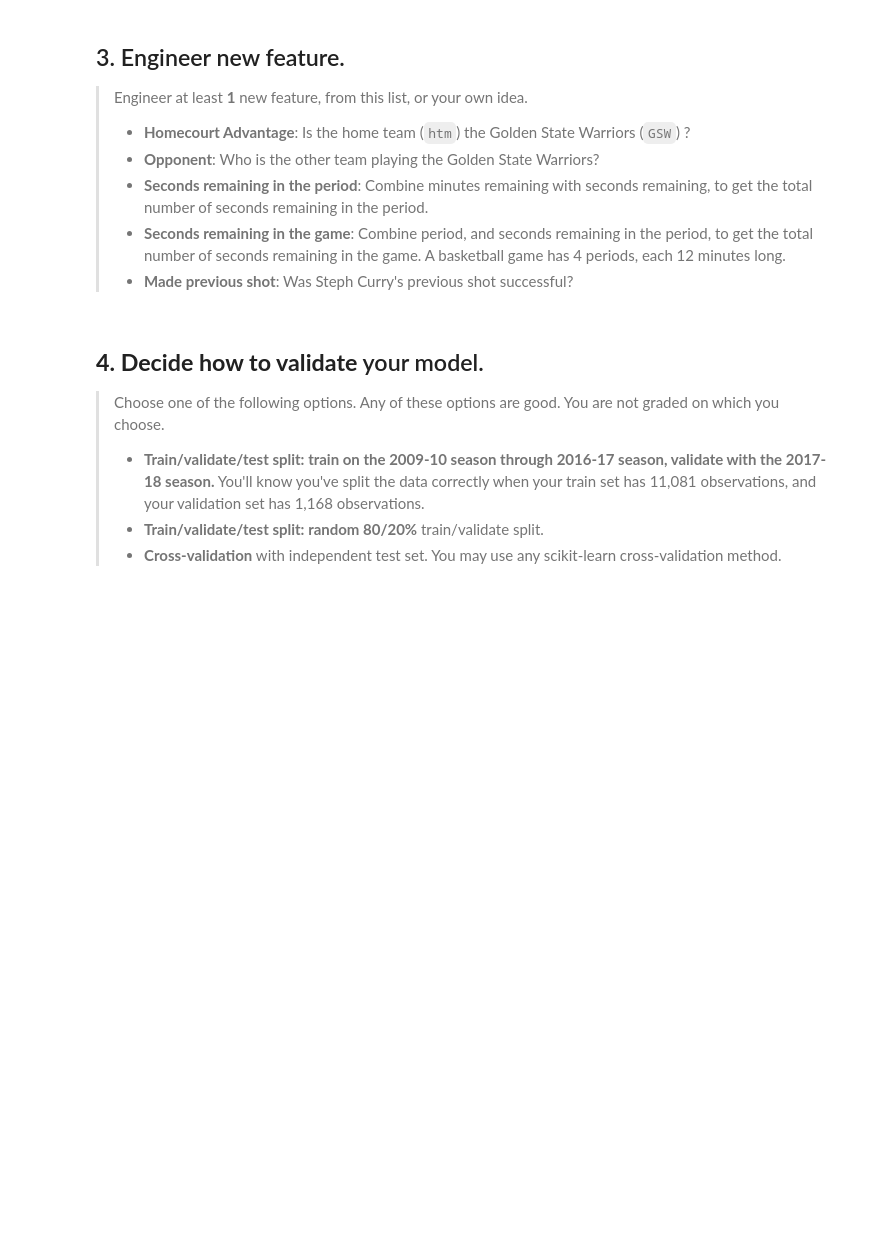
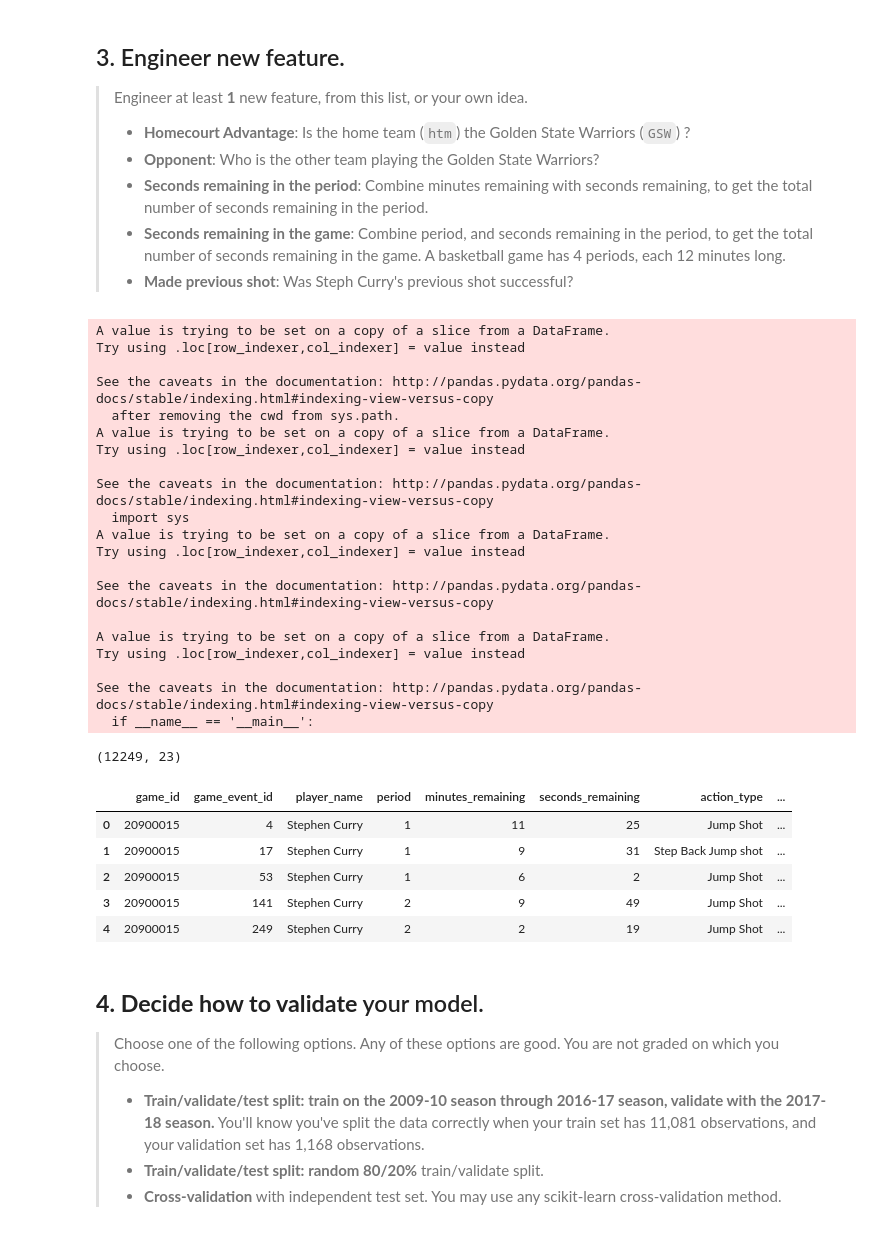
Before and after one commit to JimKing100/DS-Unit-2-Kaggle-Challenge, a Jupyter notebook: DS7_Sprint_Challenge_6.ipynb, the cells around one changed output. Drawn from its saved outputs; the diff is of its cells as text; code cells hidden in the pictures; blank space fills up the shorter version.

```diff
--- a/DS7_Sprint_Challenge_6.ipynb
+++ b/DS7_Sprint_Challenge_6.ipynb
@@ -69,3 +129,11 @@ You are permitted and encouraged to do as much data exploration as you want.
 ## 2. Hold out your test set.
 
 >Use the 2018-19 season to test. NBA seasons begin in October and end in June. You'll know you've split the data correctly when your test set has 1,709 observations.
+# %%
+df['game_date'] = pd.to_datetime(df['game_date'], infer_datetime_format=True)
+cutoff = pd.to_datetime('2018-10-01')
+train = df[df['game_date'] < cutoff]
+test  = df[df['game_date'] >= cutoff]
+
+print(train.shape)
+print(test.shape)
@@ -79,6 +150,62 @@ You are permitted and encouraged to do as much data exploration as you want.
 >- **Seconds remaining in the period**: Combine minutes remaining with seconds remaining, to get the total number of seconds remaining in the period.
 >- **Seconds remaining in the game**: Combine period, and seconds remaining in the period, to get the total number of seconds remaining in the game. A basketball game has 4 periods, each 12 minutes long.
 >- **Made previous shot**: Was Steph Curry's previous shot successful?
+# %%
+def engineer_features(X):
+
+  # Convert date_recorded to datetime
+  X['game_date'] = pd.to_datetime(X['game_date'], infer_datetime_format=True)
+
+  # Extract components from date_recorded and drop the original column
+  X['year_game'] = X['game_date'].dt.year
+  X['month_game'] = X['game_date'].dt.month
+  X['day_game'] = X['game_date'].dt.day
+  X = X.drop(columns='game_date')
+
+  def home(hteam):
+    if hteam == 'GSW':
+      result = True
+    else:
+      result = False
+    return result
+
+  X['home_court'] = X.apply(lambda x: home(x['htm']), axis=1)
+
+  return X
+
+train = engineer_features(train)
+test = engineer_features(test)
+
+print(train.shape)
+train.head()
+# %% [output]
+A value is trying to be set on a copy of a slice from a DataFrame.
+Try using .loc[row_indexer,col_indexer] = value instead
+
+See the caveats in the documentation: http://pandas.pydata.org/pandas-docs/stable/indexing.html#indexing-view-versus-copy
+  after removing the cwd from sys.path.
+A value is trying to be set on a copy of a slice from a DataFrame.
+Try using .loc[row_indexer,col_indexer] = value instead
+
+See the caveats in the documentation: http://pandas.pydata.org/pandas-docs/stable/indexing.html#indexing-view-versus-copy
+  import sys
+A value is trying to be set on a copy of a slice from a DataFrame.
+Try using .loc[row_indexer,col_indexer] = value instead
+
+See the caveats in the documentation: http://pandas.pydata.org/pandas-docs/stable/indexing.html#indexing-view-versus-copy
+
+A value is trying to be set on a copy of a slice from a DataFrame.
+Try using .loc[row_indexer,col_indexer] = value instead
+
+See the caveats in the documentation: http://pandas.pydata.org/pandas-docs/stable/indexing.html#indexing-view-versus-copy
+  if __name__ == '__main__':
+(12249, 23)
+|  | game_id | game_event_id | player_name | period | minutes_remaining | seconds_remaining | action_type | ... |
+| 0 | 20900015 | 4 | Stephen Curry | 1 | 11 | 25 | Jump Shot | ... |
+| 1 | 20900015 | 17 | Stephen Curry | 1 | 9 | 31 | Step Back Jump shot | ... |
+| 2 | 20900015 | 53 | Stephen Curry | 1 | 6 | 2 | Jump Shot | ... |
+| 3 | 20900015 | 141 | Stephen Curry | 2 | 9 | 49 | Jump Shot | ... |
+| 4 | 20900015 | 249 | Stephen Curry | 2 | 2 | 19 | Jump Shot | ... |
 # %% [markdown]
 ## **4. Decide how to validate** your model.
 
```
Also changed, not shown: parts of 17 cells of this notebook.
